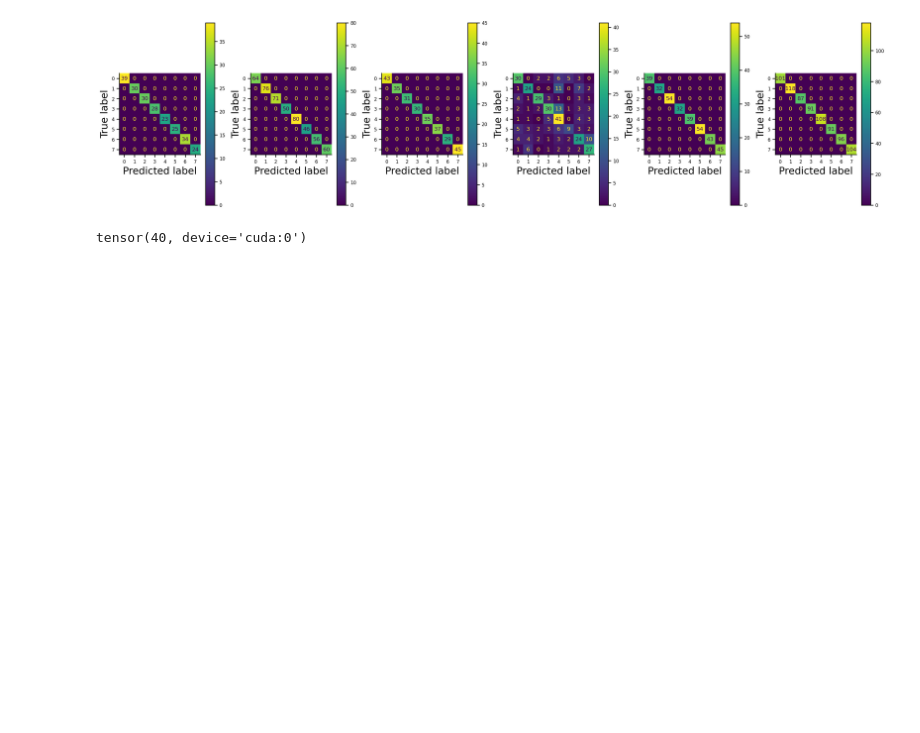
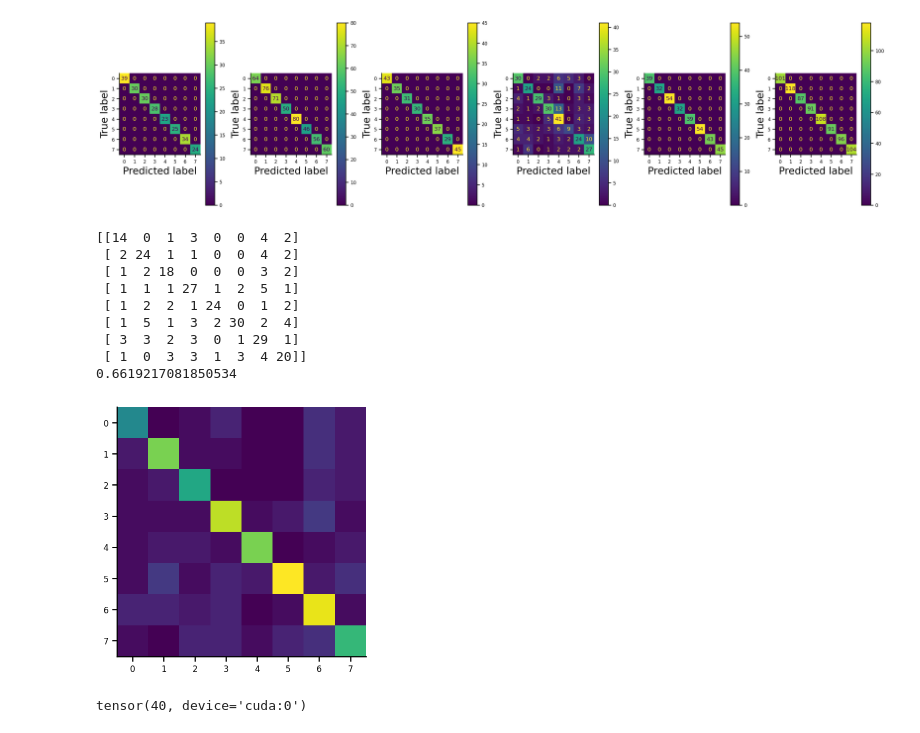
Before and after one commit to Akhilesh-K-Yadav/NMA-22-DL-Saltenas-Project, a Jupyter notebook: Saltenas.ipynb, the cells around one changed output. Cells and saved outputs as stored; diff of their text form; code cells hidden in the pictures; blank space fills up the shorter version.

```diff
--- a/Saltenas.ipynb
+++ b/Saltenas.ipynb
@@ -706,6 +877,50 @@ for i in range(0,6):
 # %% [output]
 [figure]
 [figure]
+# %%
+# testing full time course
+
+from sklearn.metrics import confusion_matrix
+from sklearn.metrics import ConfusionMatrixDisplay
+
+#testing
+outputs = net(test_input).to('cpu')
+_, predictedlabels = torch.max(outputs, 1)
+_, truelabels = torch.max(torch.tensor(test_labels),1)
+
+outputs_train = net(train_input).to('cpu')
+_, predictedlabels_train = torch.max(outputs_train, 1)
+_, truelabels_train = torch.max(torch.tensor(train_labels),1)
+
+
+correct = ((predictedlabels == truelabels).sum().item())/len(truelabels)
+
+confmat = confusion_matrix(truelabels, predictedlabels)
+
+plt.imshow(confmat)
+print(confmat)
+print(correct)
+
+# fig,axes = plt.subplots(1,6,figsize=(20,5))
+# for i in range(0,6):
+#   #confmat1 = confusion_matrix(predictedlabels[np.where(test_input[:,122+i].to('cpu'))],truelabels[np.where(test_input_mouse[:,122+i].to('cpu'))])
+#   ConfusionMatrixDisplay.from_predictions(truelabels[np.where(test_input[:,122+i].to('cpu'))],predictedlabels[np.where(test_input_mouse[:,122+i].to('cpu'))],ax=axes[i],normalize='true')
+
+# fig,axes = plt.subplots(1,6,figsize=(20,5))
+# for i in range(0,6):
+#   #confmat1 = confusion_matrix(predictedlabels[np.where(test_input_mouse[:,122+i].to('cpu'))],truelabels[np.where(test_input_mouse[:,122+i].to('cpu'))])
+#   ConfusionMatrixDisplay.from_predictions(truelabels_train[np.where(train_input_mouse[:,122+i].to('cpu'))],predictedlabels_train[np.where(train_input_mouse[:,122+i].to('cpu'))],ax=axes[i])
+# %% [output]
+[[14  0  1  3  0  0  4  2]
+ [ 2 24  1  1  0  0  4  2]
+ [ 1  2 18  0  0  0  3  2]
+ [ 1  1  1 27  1  2  5  1]
+ [ 1  2  2  1 24  0  1  2]
+ [ 1  5  1  3  2 30  2  4]
+ [ 3  3  2  3  0  1 29  1]
+ [ 1  0  3  3  1  3  4 20]]
+0.6619217081850534
+[figure, added]
 # %%
 torch.sum(train_input_mouse!=0,axis=1).max()-1
 # %% [output]
```
Also changed, not shown: parts of 6 cells of this notebook.
